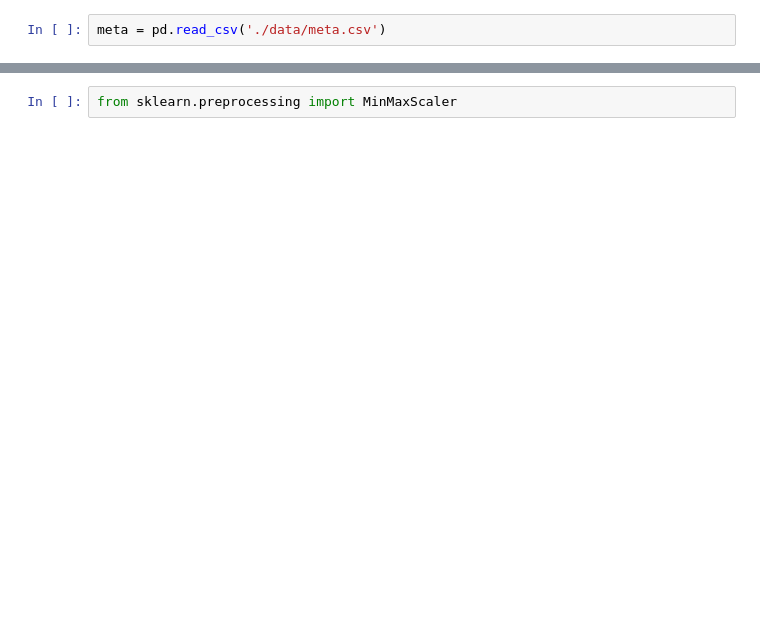
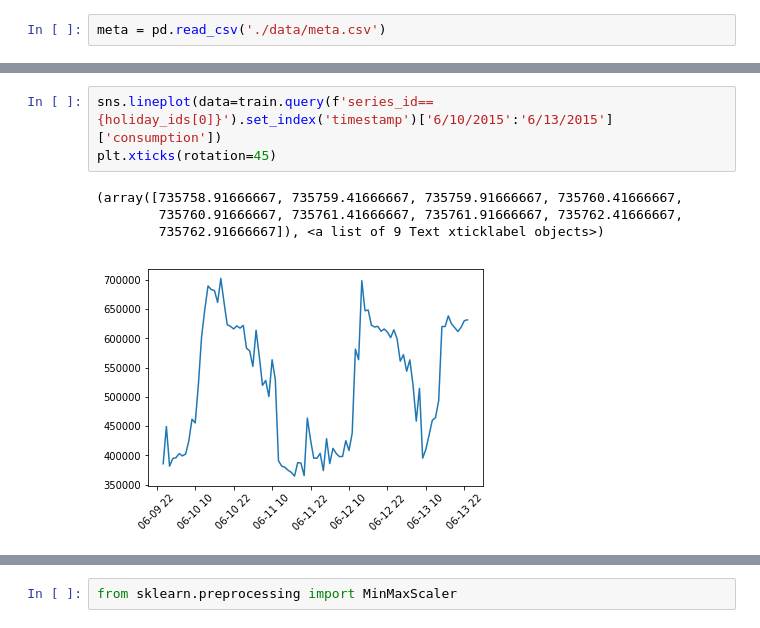
Before and after one commit to romandtse07/energy_consumption, a Jupyter notebook: Untitled.ipynb, the cells around one changed output, grey strips where cells are left out. Drawn from its saved outputs; the diff is of its cells as text; blank space fills up the shorter version.

```diff
--- a/Untitled.ipynb
+++ b/Untitled.ipynb
@@ -83,0 +190,8 @@ look.consumption.diff().dropna().plot()
+# %%
+sns.lineplot(data=train.query(f'series_id=={holiday_ids[0]}').set_index('timestamp')['6/10/2015':'6/13/2015']['consumption'])
+plt.xticks(rotation=45)
+# %% [output]
+(array([735758.91666667, 735759.41666667, 735759.91666667, 735760.41666667,
+        735760.91666667, 735761.41666667, 735761.91666667, 735762.41666667,
+        735762.91666667]), <a list of 9 Text xticklabel objects>)
+[figure, added]
```
Also changed, not shown: parts of 67 cells of this notebook.
